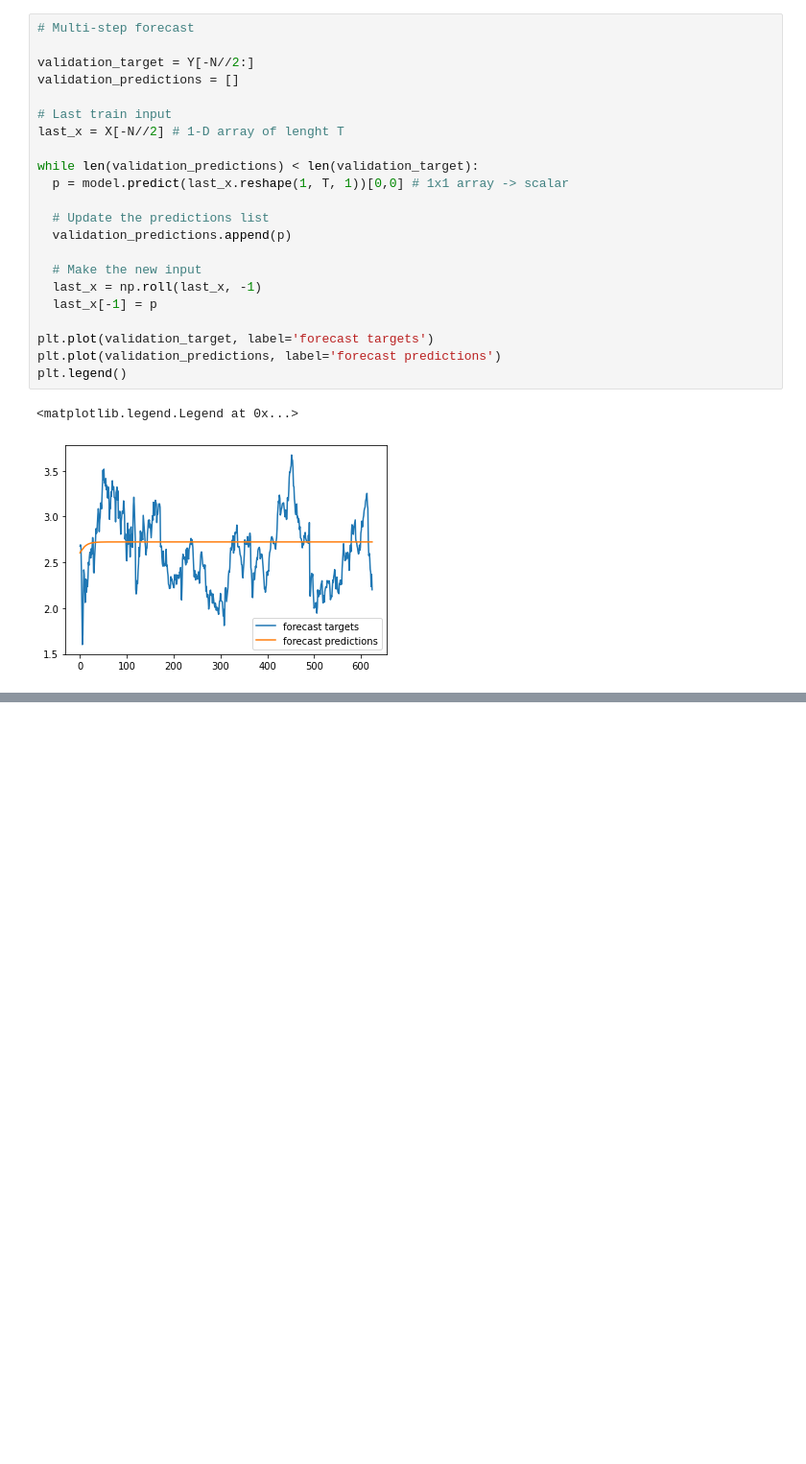
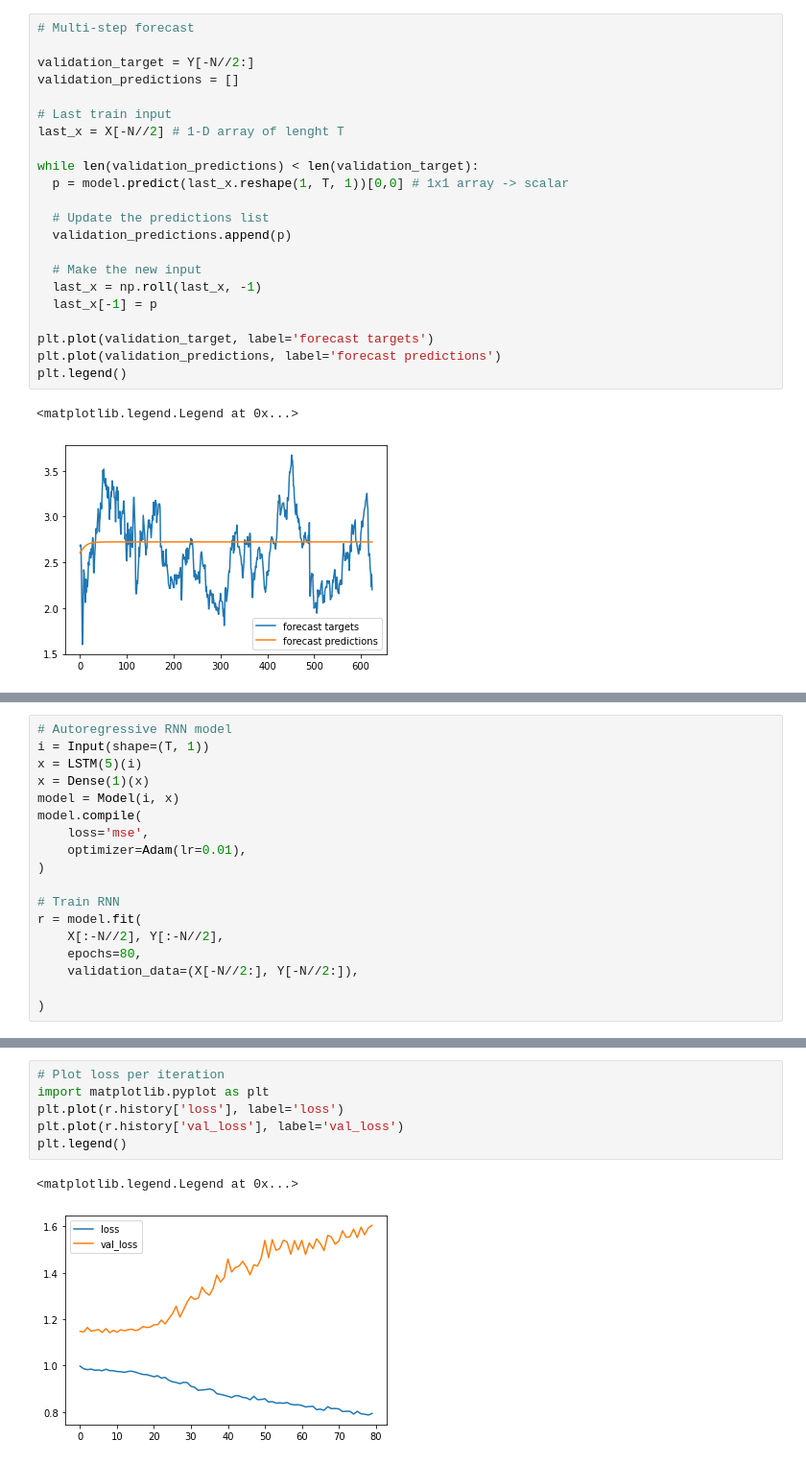
Before and after one commit to meliy-meyada/Tensorflow-Deep-Learning-and-Artificial-Intelligence, a Jupyter notebook: TF2_0_Stock_Returns.ipynb, the cells around one changed output, grey strips where cells are left out. Shown: that part at 96% size. Drawn from its saved outputs; the diff is of its cells as text; blank space fills up the shorter version.

```diff
--- a/TF2_0_Stock_Returns.ipynb
+++ b/TF2_0_Stock_Returns.ipynb
@@ -150,0 +214,18 @@ plt.legend()
+# %%
+# Autoregressive RNN model
+i = Input(shape=(T, 1))
+x = LSTM(5)(i)
+x = Dense(1)(x)
+model = Model(i, x)
+model.compile(
+    loss='mse',
+    optimizer=Adam(lr=0.01),
+)
+
+# Train RNN
+r = model.fit(
+    X[:-N//2], Y[:-N//2],
+    epochs=80,
+    validation_data=(X[-N//2:], Y[-N//2:]),
+
+)
@@ -150,0 +251,9 @@ plt.legend()
+# %%
+# Plot loss per iteration
+import matplotlib.pyplot as plt
+plt.plot(r.history['loss'], label='loss')
+plt.plot(r.history['val_loss'], label='val_loss')
+plt.legend()
+# %% [output]
+<matplotlib.legend.Legend at 0x...>
+[figure, added]
```
Also changed, not shown: parts of 10 cells of this notebook.
